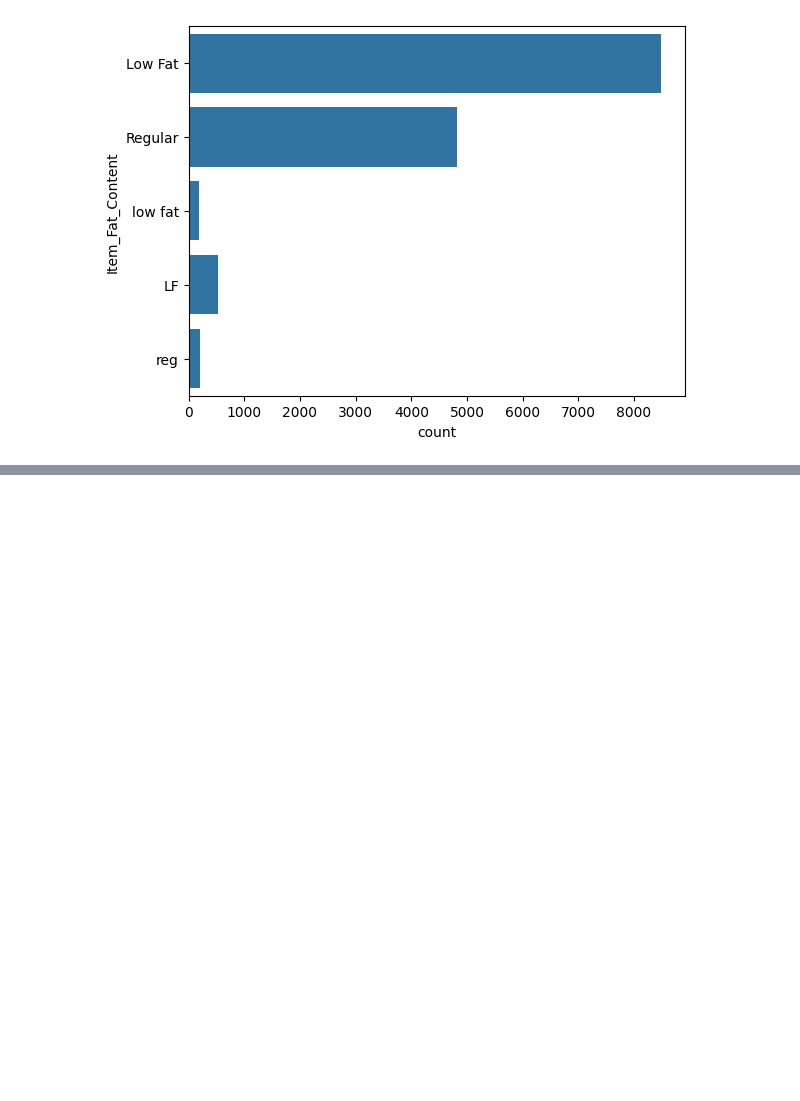
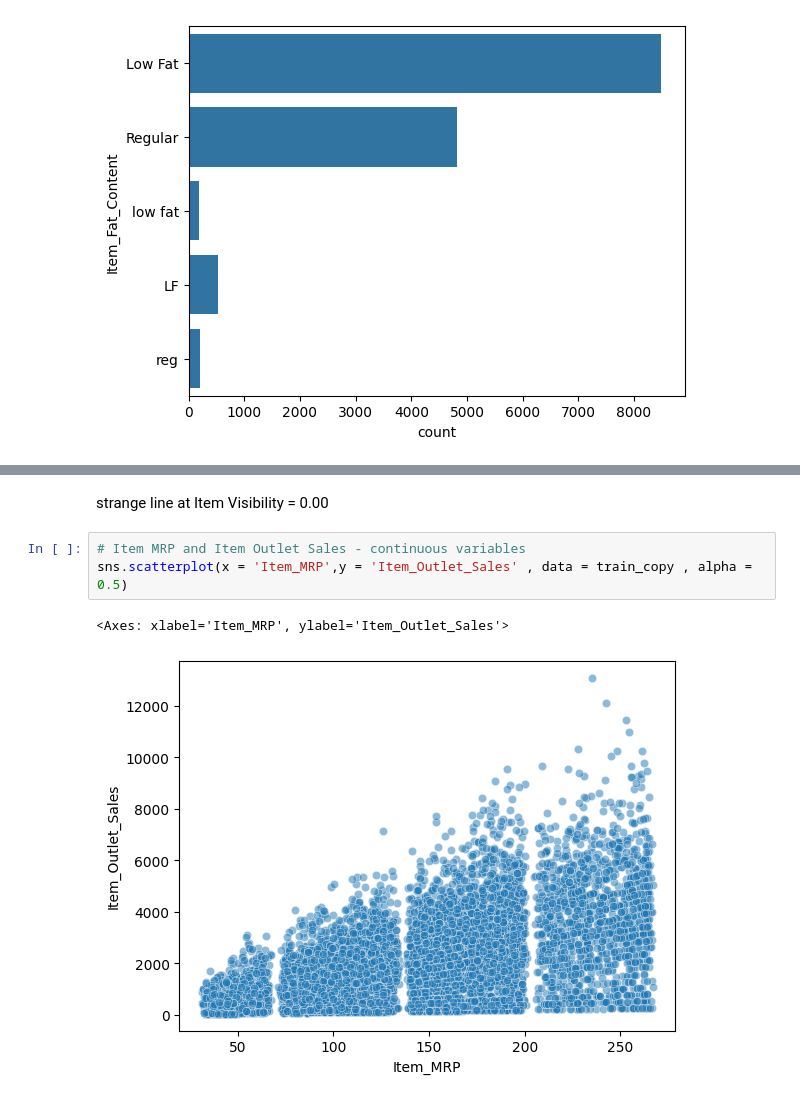
Before and after one commit to Technocolabs100/BigMart-Analysis-and-Prediction-on-Sales-Data, a Jupyter notebook: BigMartSalesPrediction.ipynb, the cells around one changed output, grey strips where cells are left out. Cells and saved outputs as stored; diff of their text form; blank space fills up the shorter version.

```diff
--- a/BigMartSalesPrediction.ipynb
+++ b/BigMartSalesPrediction.ipynb
@@ -222,0 +255,8 @@ plt.show()
+# %% [markdown]
+strange line at Item Visibility = 0.00
+# %%
+# Item MRP and Item Outlet Sales - continuous variables
+sns.scatterplot(x = 'Item_MRP',y = 'Item_Outlet_Sales' , data = train_copy , alpha = 0.5)
+# %% [output]
+<Axes: xlabel='Item_MRP', ylabel='Item_Outlet_Sales'>
+[figure, added]
```
Also changed, not shown: parts of 9 cells of this notebook.
